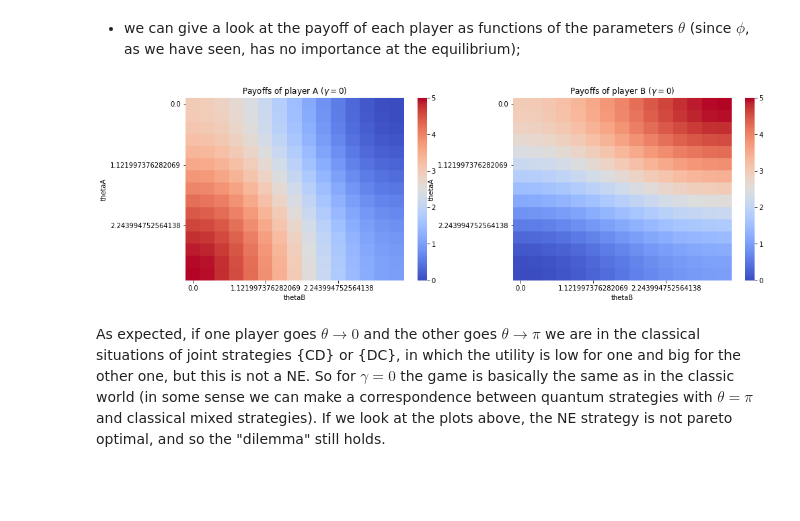
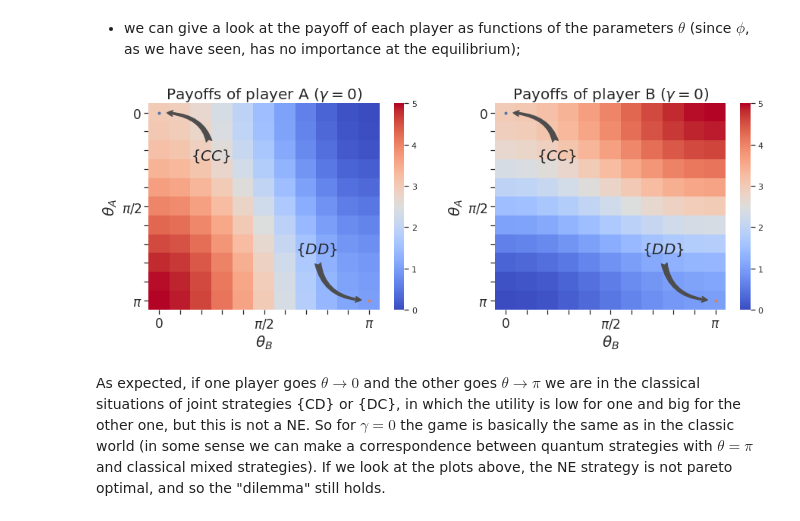
Before and after one commit to MattiaPujatti/A-Brief-Introduction-to-Quantum-Game-Theory, a Jupyter notebook: Quantum 2x2 Games.ipynb, the cells around one changed output. Saved outputs shown, nothing was run; the diff lists cells and outputs as text; code cells hidden in the pictures; blank space fills up the shorter version.

```diff
--- a/Quantum 2x2 Games.ipynb
+++ b/Quantum 2x2 Games.ipynb
@@ -252,23 +278,48 @@ We can have further confirmations to this making additional analysis:
 * we can give a look at the payoff of each player as functions of the parameters $\theta$ (since $\phi$, as we have seen, has no importance at the equilibrium);
 # %%
 grid_gamma0 = payoff_grid(thetaA, phiA, thetaB, phiB, payoff_matrix_pd, 0, True)
-# %%
-# Plot the results as a heatmap
-fig, ax = plt.subplots(1,2,figsize=(16,5))
-grid_gamma0_pivotA = grid_gamma0[(grid_gamma0["phiA"]==0) & (grid_gamma0["phiB"]==0)].pivot("thetaA", "thetaB", "utilityA")
-grid_gamma0_pivotB = grid_gamma0[(grid_gamma0["phiA"]==0) & (grid_gamma0["phiB"]==0)].pivot("thetaA", "thetaB", "utilityB")
-
-ax[0].set_title(r'Payoffs of player A ($\gamma=0$)')
-ax[0].set_ylabel(r'$\theta_A$')
-ax[0].set_xlabel(r'$\theta_B$')
-sns.heatmap(grid_gamma0_pivotA, xticklabels=5, yticklabels=5, cmap="coolwarm", ax=ax[0])
-
-ax[1].set_title(r'Payoffs of player B ($\gamma=0$)')
-ax[1].set_ylabel(r'$\theta_A$')
-ax[1].set_xlabel(r'$\theta_B$')
-sns.heatmap(grid_gamma0_pivotB, xticklabels=5, yticklabels=5, cmap="coolwarm", ax=ax[1]);
-# %% [output]
-[figure, removed]
+# %%
+# Plot the results as a heatmap
+fig, ax = plt.subplots(1,2,figsize=(15,5))
+grid_gamma0_pivotA = grid_gamma0[(grid_gamma0["phiA"]==0) & (grid_gamma0["phiB"]==0)].pivot("thetaA", "thetaB", "utilityA")
+grid_gamma0_pivotB = grid_gamma0[(grid_gamma0["phiA"]==0) & (grid_gamma0["phiB"]==0)].pivot("thetaA", "thetaB", "utilityB")
+
+ticklabels = ['0'] + ['']*(len(thetaB)//2-1) + [r'$\pi$/2'] + ['']*(len(thetaB)//2-1) + [r'$\pi$']
+
+
+pAgamma0 = sns.heatmap(grid_gamma0_pivotA, cmap="coolwarm", ax=ax[0])
+pAgamma0.set_title(r'Payoffs of player A ($\gamma=0$)', fontsize=20)
+pAgamma0.set_ylabel(r'$\theta_A$', fontsize = 20)
+pAgamma0.set_xlabel(r'$\theta_B$', fontsize = 20)
+pAgamma0.set_xticklabels(ticklabels, size = 17, rotation=0)
+pAgamma0.set_yticklabels(ticklabels, size = 17)
+pAgamma0.plot(0.5, 0.5, ".")
+pAgamma0.annotate(r'$\{CC\}$', xy=(0.5, 0.5), fontsize=20, xytext=(2,3),
+                  arrowprops=dict(arrowstyle="fancy", color="0.3", shrinkA=5, shrinkB=10,
+                                connectionstyle="angle3,angleA=90,angleB=0"))
+pAgamma0.plot(10.5, 10.5, ".")
+pAgamma0.annotate(r'$\{DD\}$', xy=(10.5, 10.5), fontsize=20, xytext=(7,8),
+                  arrowprops=dict(arrowstyle="fancy", color="0.3", shrinkA=5, shrinkB=10,
+                                connectionstyle="angle3,angleA=90,angleB=0"))
+
+
+pBgamma0 = sns.heatmap(grid_gamma0_pivotB, cmap="coolwarm", ax=ax[1]);
+pBgamma0.set_title(r'Payoffs of player B ($\gamma=0$)', fontsize=20)
+pBgamma0.set_ylabel(r'$\theta_A$', fontsize = 20)
+pBgamma0.set_xlabel(r'$\theta_B$', fontsize = 20)
+pBgamma0.set_xticklabels(ticklabels, size = 17, rotation=0)
+pBgamma0.set_yticklabels(ticklabels, size = 17)
+pBgamma0.plot(0.5, 0.5, ".")
+pBgamma0.annotate(r'$\{CC\}$', xy=(0.5, 0.5), fontsize=20, xytext=(2,3),
+                  arrowprops=dict(arrowstyle="fancy", color="0.3", shrinkA=5, shrinkB=10,
+                                connectionstyle="angle3,angleA=90,angleB=0"))
+pBgamma0.plot(10.5, 10.5, ".")
+pBgamma0.annotate(r'$\{DD\}$', xy=(10.5, 10.5), fontsize=20, xytext=(7,8),
+                  arrowprops=dict(arrowstyle="fancy", color="0.3", shrinkA=5, shrinkB=10,
+                                connectionstyle="angle3,angleA=90,angleB=0"))
+plt.show()
+# %% [output]
+[figure, added]
 # %% [markdown]
 As expected, if one player goes $\theta\to 0$ and the other goes $\theta\to\pi$ we are in the classical situations of joint strategies {CD} or {DC}, in which the utility is low for one and big for the other one, but this is not a NE. So for $\gamma=0$ the game is basically the same as in the classic world (in some sense we can make a correspondence between quantum strategies with $\theta=\pi$ and classical mixed strategies). If we look at the plots above, the NE strategy is not pareto optimal, and so the "dilemma" still holds.
 # %% [markdown]
```
Also changed, not shown: parts of 39 cells of this notebook, 9 other files.
